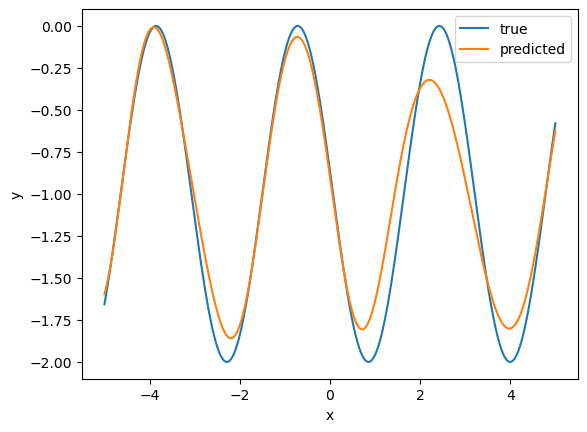
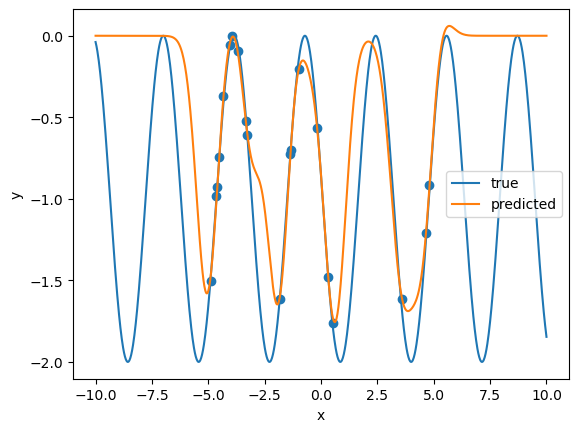
Code edit (unified diff) that turned the first committed figure into the second:
--- before
+++ after
@@ -1,3 +1,3 @@
-x_all = np.linspace(-5, 5, 1000)
+x_all = np.linspace(-10, 10, 1000)
 y_all_true = function_to_investigate(x_all)
 y_all_predicted = regressor.predict(x_all)
@@ -6,4 +6,5 @@
 plt.plot(x_all, y_all_true, label = "true")
 plt.plot(x_all, y_all_predicted, label = "predicted")
+plt.scatter(x_train, y_train)
 plt.xlabel("x")
 plt.ylabel(r"y")
@@ -11,2 +12,9 @@
 plt.savefig("eigenvalues.png", dpi=300, bbox_inches="tight")
 plt.show()
+
+# Hyperparameter to vary TODO: gamma in RBF, ggf auch mal linear kernel, wie viele stützpunkte, regulazierer, welche function, amount of noise und ob es known ist oder nicht
+
+# TODO über sparse GPR sprechen - committee error nur dabei relevant nicht bei unserm full GPR
+# so nen TODO schönen error plot machen wie auf folie 26?
+# TODO hyperparam search over gamma
+# TODO regulazier small oder groß wählen? Was heißt groß oder klein überhaupt? Figure 3 caption

Commit: vorm mittag :)